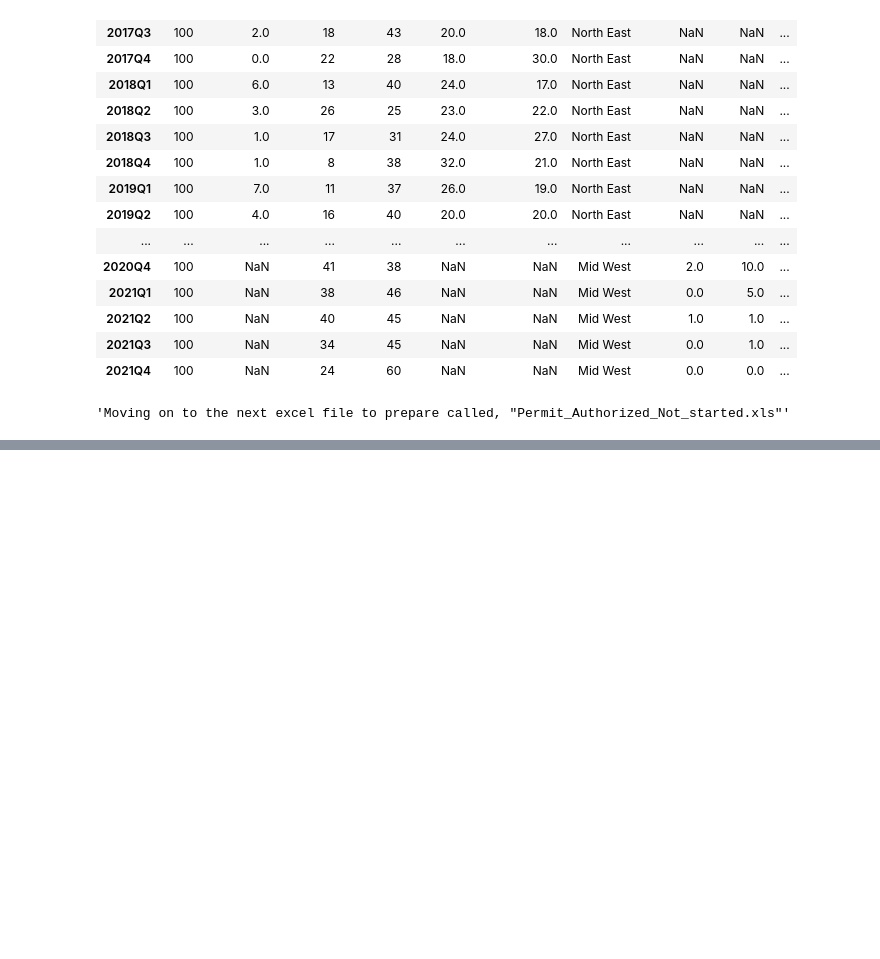
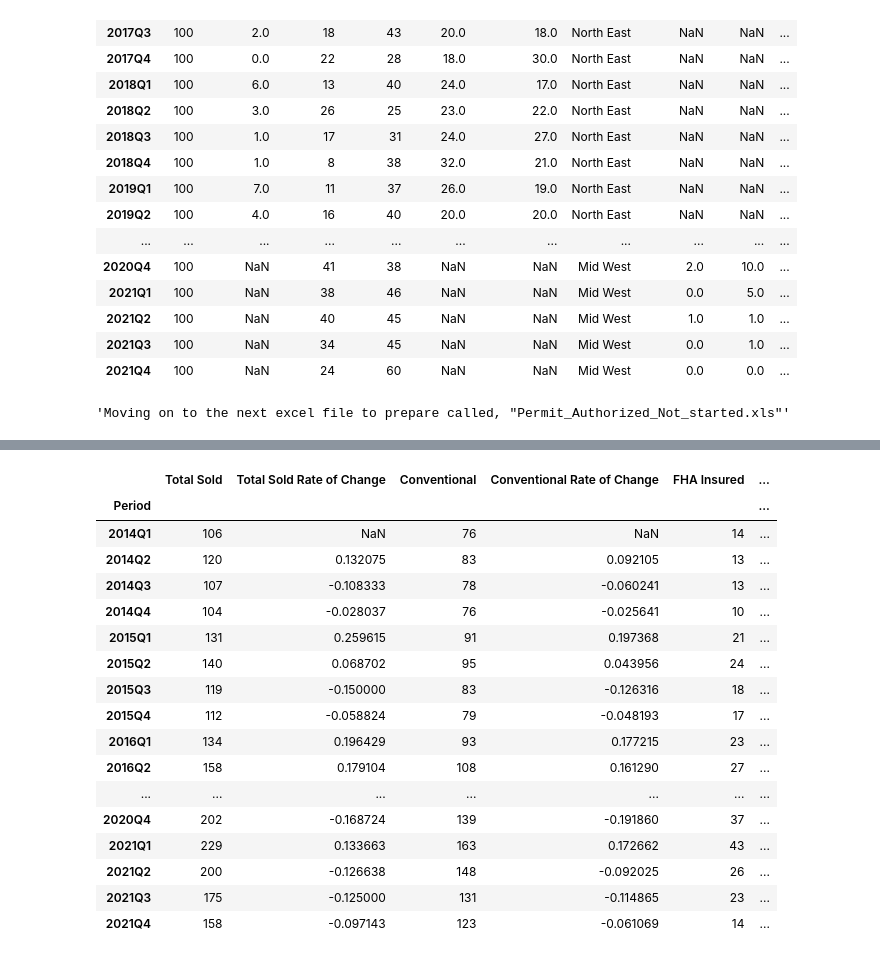
Before and after one commit to tiko148/Construction_EDA, a Jupyter notebook: data_preparation_1.ipynb, the cells around one changed output, grey strips where cells are left out. Saved outputs shown, nothing was run; the diff lists cells and outputs as text; code cells hidden in the pictures; blank space fills up the shorter version.

Commit message:
cleaned excel file titled houses_sold_type_of_financing and added few more columns to be used .

```diff
--- a/data_preparation_1.ipynb
+++ b/data_preparation_1.ipynb
@@ -181,0 +187,61 @@ not_started.to_csv('auth_not_started.csv')
+# %%
+'''
+Clean excel file called 'houses_sold_type_of_financing.xls' that outlines type of financing for home purchases
+in the United States. The data is divided into quarters.
+
+'''
+
+
+
+sold_finance_type = pd.read_excel('houses_sold_type_of_financing.xls',sheet_name="Sold Finance Qtr",header=None, names=["Period","Total Sold","Conventional",
+                                                                                                 "FHA Insured", "VA Guaranteed", "Cash"],
+                                                                 skiprows=110, nrows= 32,
+                                                                  index_col = None, usecols="A:E,G",)
+sold_finance_type.set_index('Period', inplace = True)
+sold_finance_type
+
+
+
+'''This if for 2014- 2021 --> differnt period than the other ones'''
+
+
+for i in sold_finance_type.columns:
+    sold_finance_type[i + ' Rate of Change'] = sold_finance_type[[i]].pct_change()
+
+
+new_oder = list(sold_finance_type.columns)
+
+new_order = ['Total Sold',
+            'Total Sold Rate of Change',
+ 'Conventional',
+ 'Conventional Rate of Change',
+ 'FHA Insured',
+ 'FHA Insured Rate of Change',
+ 'VA Guaranteed',
+'VA Guaranteed Rate of Change',
+ 'Cash',
+'Cash Rate of Change']
+
+sold_finance_type = sold_finance_type[new_order]
+
+
+sold_finance_type.to_csv('sold_finance_type.csv')
+# %% [output]
+|  | Total Sold | Total Sold Rate of Change | Conventional | Conventional Rate of Change | FHA Insured | ... |
+| Period |  |  |  |  |  | ... |
+| 2014Q1 | 106 | NaN | 76 | NaN | 14 | ... |
+| 2014Q2 | 120 | 0.132075 | 83 | 0.092105 | 13 | ... |
+| 2014Q3 | 107 | -0.108333 | 78 | -0.060241 | 13 | ... |
+| 2014Q4 | 104 | -0.028037 | 76 | -0.025641 | 10 | ... |
+| 2015Q1 | 131 | 0.259615 | 91 | 0.197368 | 21 | ... |
+| 2015Q2 | 140 | 0.068702 | 95 | 0.043956 | 24 | ... |
+| 2015Q3 | 119 | -0.150000 | 83 | -0.126316 | 18 | ... |
+| 2015Q4 | 112 | -0.058824 | 79 | -0.048193 | 17 | ... |
+| 2016Q1 | 134 | 0.196429 | 93 | 0.177215 | 23 | ... |
+| 2016Q2 | 158 | 0.179104 | 108 | 0.161290 | 27 | ... |
+| ... | ... | ... | ... | ... | ... | ... |
+| 2020Q4 | 202 | -0.168724 | 139 | -0.191860 | 37 | ... |
+| 2021Q1 | 229 | 0.133663 | 163 | 0.172662 | 43 | ... |
+| 2021Q2 | 200 | -0.126638 | 148 | -0.092025 | 26 | ... |
+| 2021Q3 | 175 | -0.125000 | 131 | -0.114865 | 23 | ... |
+| 2021Q4 | 158 | -0.097143 | 123 | -0.061069 | 14 | ... |
```
Also changed, not shown: parts of 7 cells of this notebook, 6 other files.
